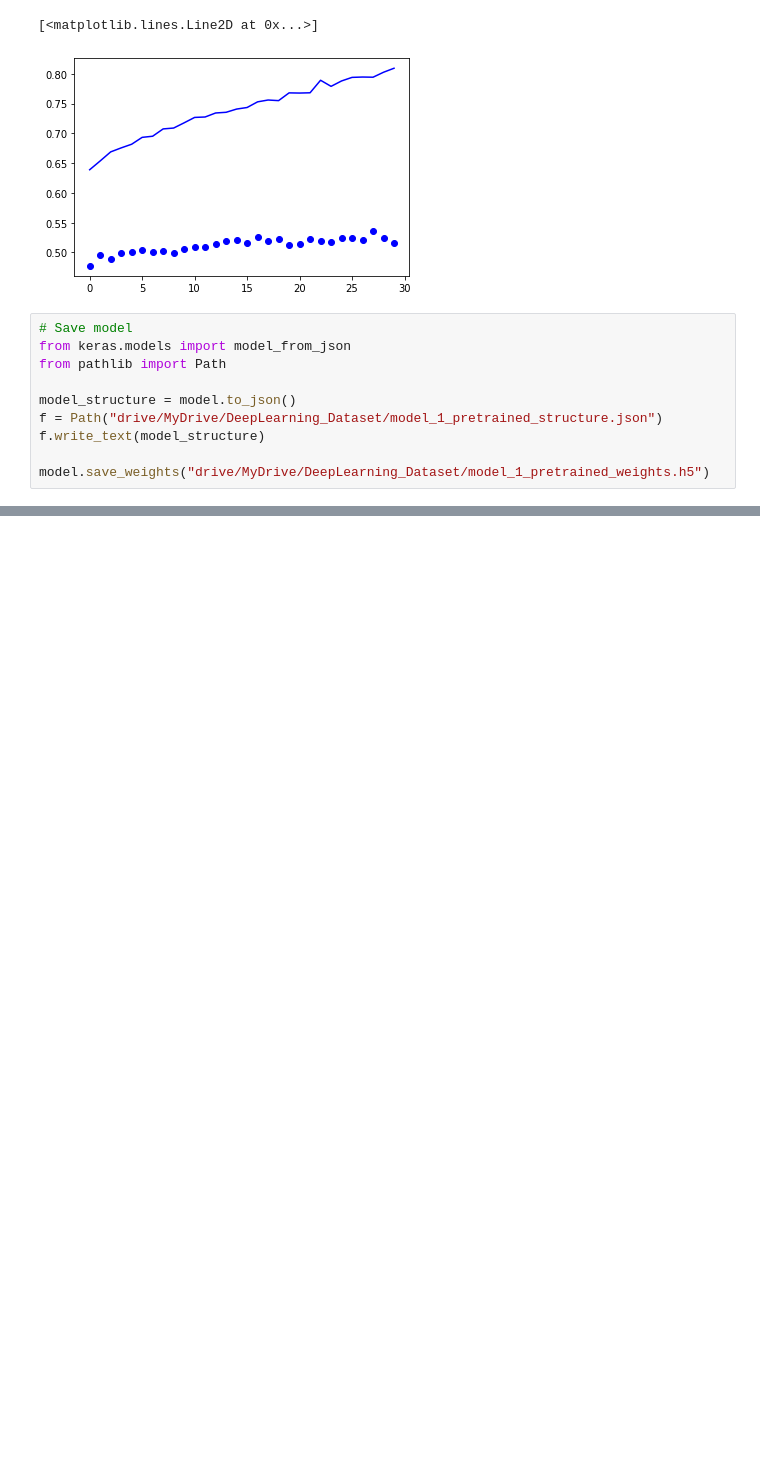
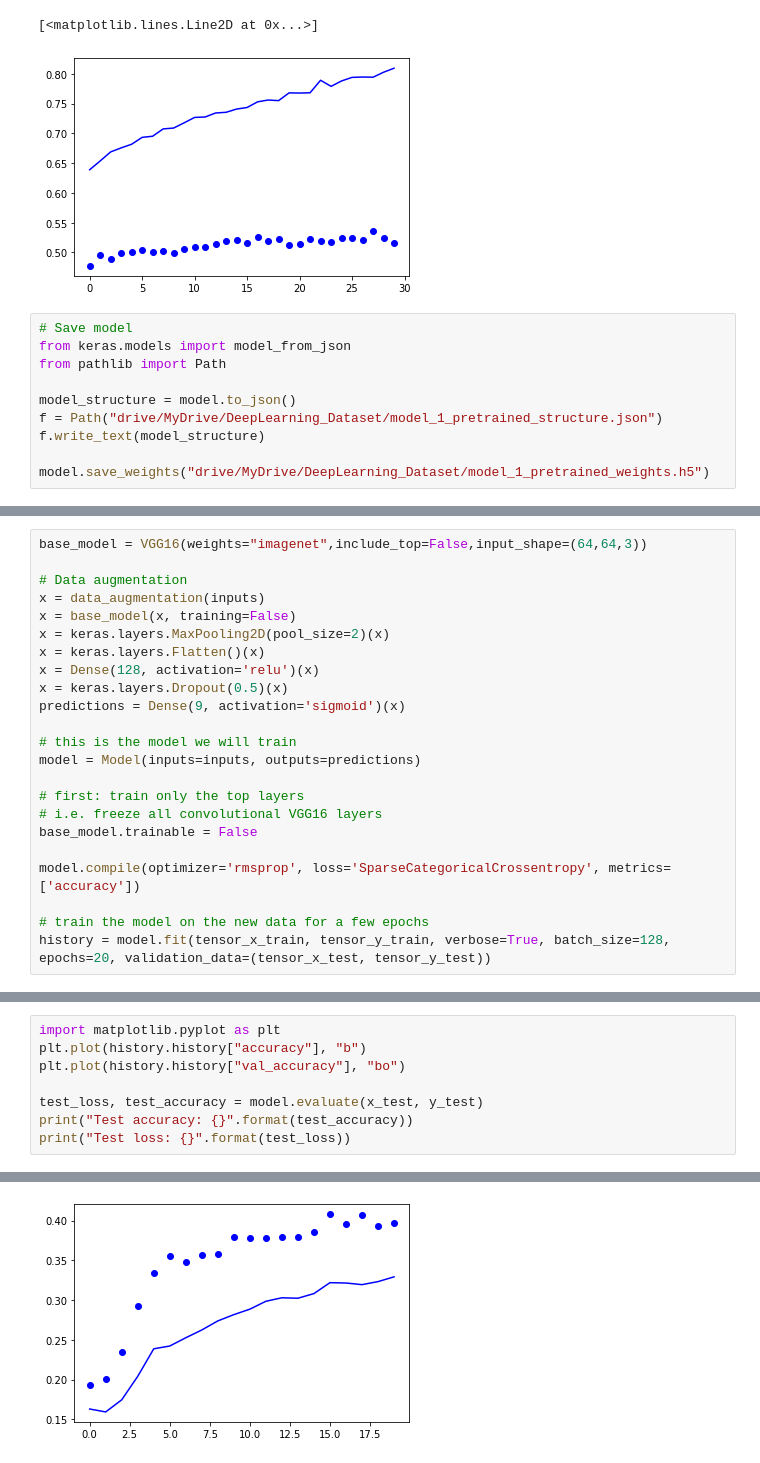
Before and after one commit to Cycyplay/M2_DeepLearning_Classification, a Jupyter notebook: Deep_Learning_Projet_Classification_Version_Réseau_Existant.ipynb, the cells around one changed output, grey strips where cells are left out. Drawn from its saved outputs; the diff is of its cells as text; blank space fills up the shorter version.

Commit message:
FineTuning Other model

```diff
--- a/Deep_Learning_Projet_Classification_Version_Réseau_Existant.ipynb
+++ b/Deep_Learning_Projet_Classification_Version_Réseau_Existant.ipynb
@@ -308,0 +311,23 @@ model.save_weights("drive/MyDrive/DeepLearning_Dataset/model_1_pretrained_weight
+# %%
+base_model = VGG16(weights="imagenet",include_top=False,input_shape=(64,64,3))
+
+# Data augmentation
+x = data_augmentation(inputs)
+x = base_model(x, training=False)
+x = keras.layers.MaxPooling2D(pool_size=2)(x)
+x = keras.layers.Flatten()(x)
+x = Dense(128, activation='relu')(x)
+x = keras.layers.Dropout(0.5)(x)
+predictions = Dense(9, activation='sigmoid')(x)
+
+# this is the model we will train
+model = Model(inputs=inputs, outputs=predictions)
+
+# first: train only the top layers
+# i.e. freeze all convolutional VGG16 layers
+base_model.trainable = False
+
+model.compile(optimizer='rmsprop', loss='SparseCategoricalCrossentropy', metrics=['accuracy'])
+
+# train the model on the new data for a few epochs
+history = model.fit(tensor_x_train, tensor_y_train, verbose=True, batch_size=128, epochs=20, validation_data=(tensor_x_test, tensor_y_test))
@@ -308,0 +383,9 @@ model.save_weights("drive/MyDrive/DeepLearning_Dataset/model_1_pretrained_weight
+# %%
+import matplotlib.pyplot as plt
+plt.plot(history.history["accuracy"], "b")
+plt.plot(history.history["val_accuracy"], "bo")
+
+test_loss, test_accuracy = model.evaluate(x_test, y_test)
+print("Test accuracy: {}".format(test_accuracy))
+print("Test loss: {}".format(test_loss))
+# %% [output]
@@ -308,0 +395 @@ model.save_weights("drive/MyDrive/DeepLearning_Dataset/model_1_pretrained_weight
+[figure, added]
```
Also changed, not shown: parts of 6 cells of this notebook.
